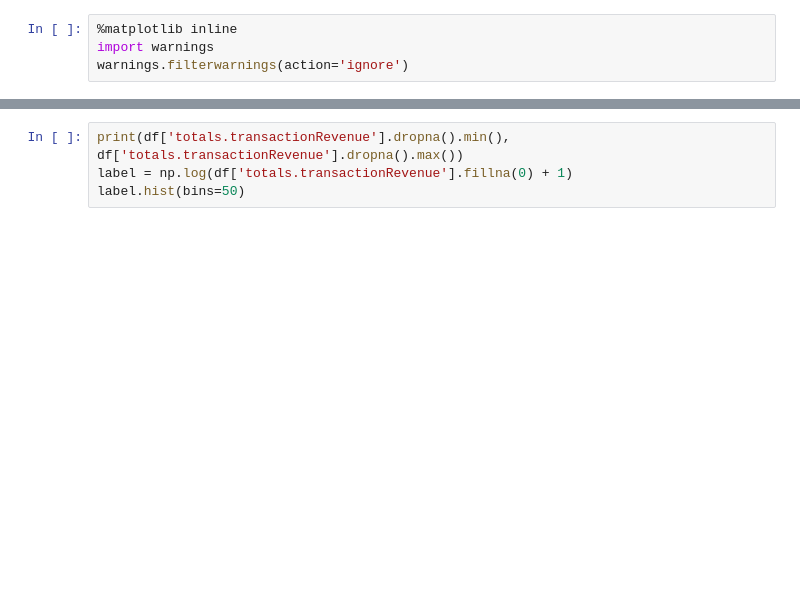
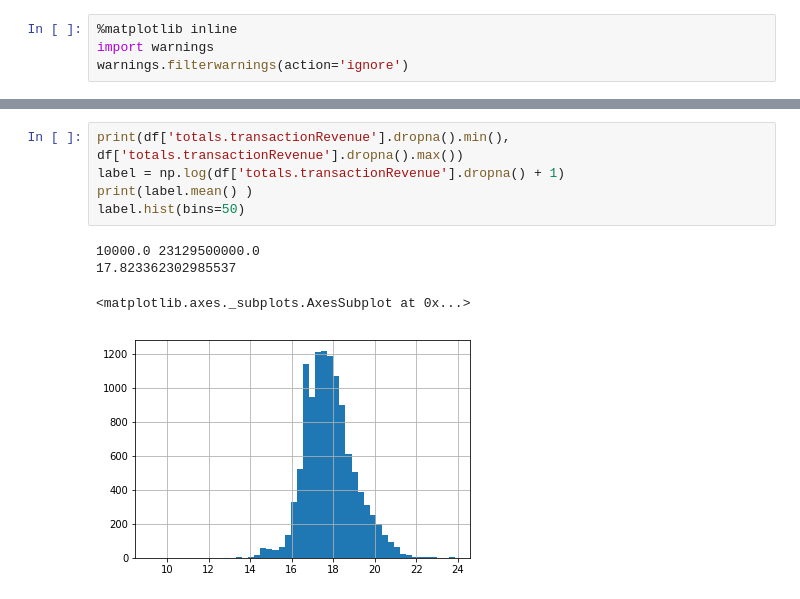
Before and after one commit to ctylim/ga-customer-revenue-prediction, a Jupyter notebook: lasso.ipynb, the cells around one changed output, grey strips where cells are left out. Saved outputs shown, nothing was run; the diff lists cells and outputs as text; blank space fills up the shorter version.

```diff
--- a/lasso.ipynb
+++ b/lasso.ipynb
@@ -74,7 +92,13 @@ for col in [
     features.append(fc.indicator_column(fc.categorical_column_with_vocabulary_list(col, sdf[col].unique())))
 # %%
 print(df['totals.transactionRevenue'].dropna().min(), df['totals.transactionRevenue'].dropna().max())
-label = np.log(df['totals.transactionRevenue'].fillna(0) + 1)
+label = np.log(df['totals.transactionRevenue'].dropna() + 1)
+print(label.mean() )
 label.hist(bins=50)
+# %% [output]
+10000.0 23129500000.0
+17.823362302985537
+<matplotlib.axes._subplots.AxesSubplot at 0x...>
+[figure, added]
 # %%
 print(sdf['trafficSource.campaign'].unique())
```
Also changed, not shown: parts of 7 cells of this notebook, 1 other file.
